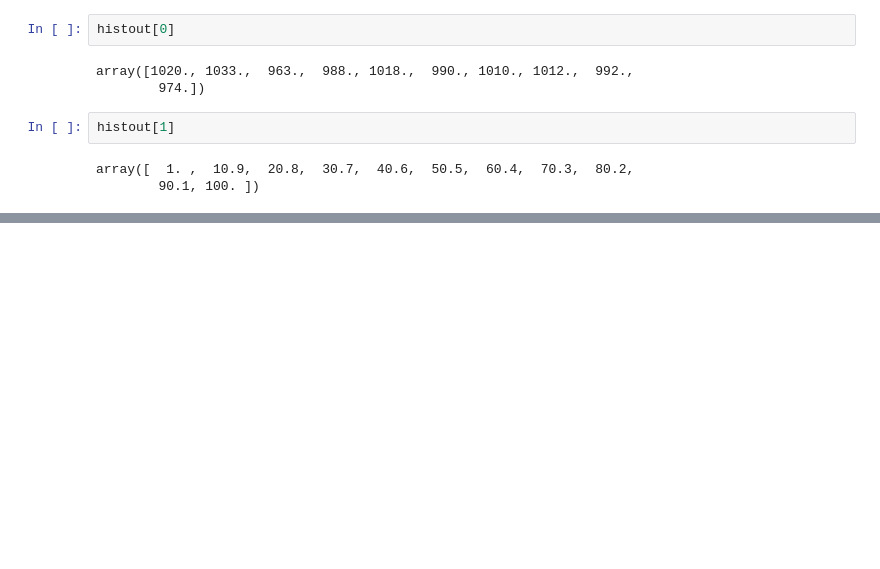
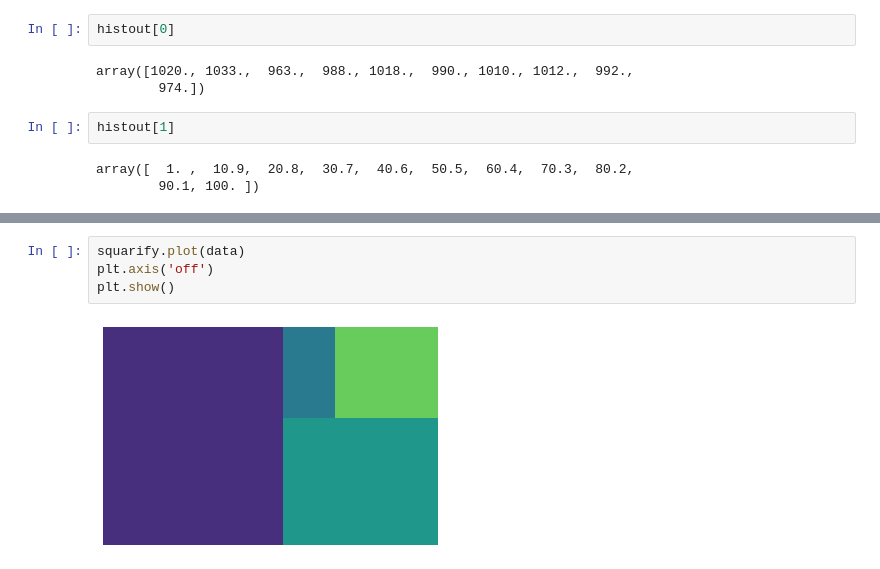
Before and after one commit to Chanunchida-May/data_viz_2022, a Jupyter notebook: Dataviz04_Data_Comparison.ipynb, the cells around one changed output, grey strips where cells are left out. Cells and saved outputs as stored; diff of their text form; blank space fills up the shorter version.

```diff
--- a/Dataviz04_Data_Comparison.ipynb
+++ b/Dataviz04_Data_Comparison.ipynb
@@ -343,0 +379,6 @@ array([  1. ,  10.9,  20.8,  30.7,  40.6,  50.5,  60.4,  70.3,  80.2,
+# %%
+squarify.plot(data)
+plt.axis('off')
+plt.show()
+# %% [output]
+[figure, added]
```
Also changed, not shown: parts of 19 cells of this notebook.
